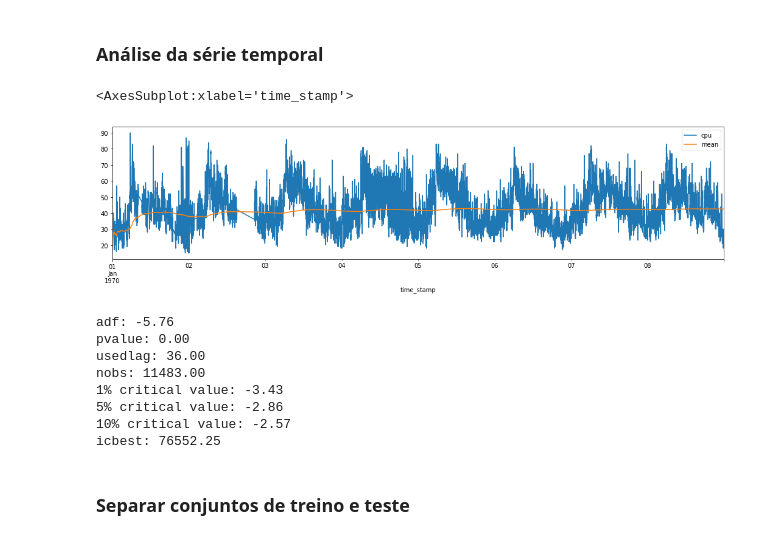
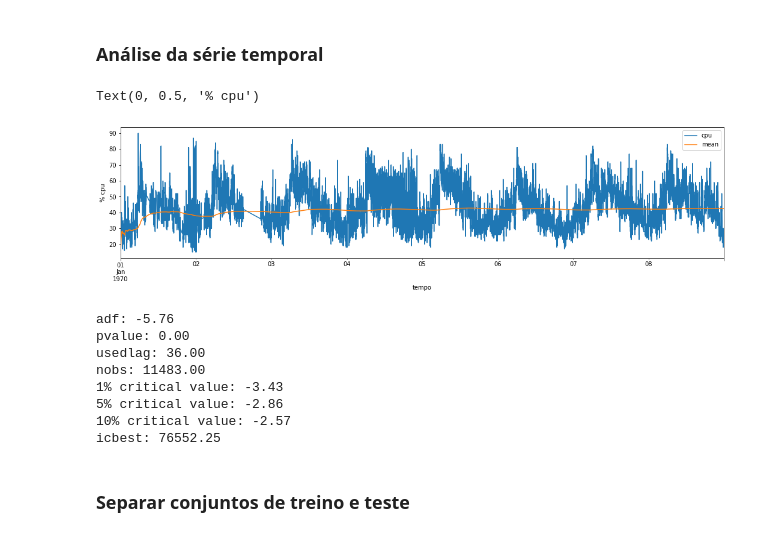
Before and after one commit to dssantos/cloud-predict, a Jupyter notebook: Dataset.ipynb, the cells around one changed output. Drawn from its saved outputs; the diff is of its cells as text; code cells hidden in the pictures.

```diff
--- a/Dataset.ipynb
+++ b/Dataset.ipynb
@@ -50,37 +50,39 @@ workload['cpu'].plot(figsize=(18,6))
 [figure]
 # %% [markdown]
 ### Análise da série temporal
-# %%
-# Verifica se a média é constante ao longo do tempo (característica estacionária)
-
-workload['mean'] = [np.mean(workload.cpu[:x]) for x in range(len(workload.cpu))]
-workload[['cpu','mean']].plot(figsize=(18,4))
-# %% [output]
-<AxesSubplot:xlabel='time_stamp'>
-[figure, removed]
-# %%
-# Usando o teste Augmented Dickey-Fuller para obter o Valor-P
-# O método adfuller retorna uma tupla cujo segundo item é o Valor-P
-# Caso o Valor-P seja inferior a 5%, então a série é estacionária
-
-result = adfuller(workload['cpu'])
-
-print(f'adf: {result[0]:.2f}')
-print(f'pvalue: {result[1]:.2f}')
-print(f'usedlag: {result[2]:.2f}')
-print(f'nobs: {result[3]:.2f}')
-for key, value in result[4].items():
-    print(f'{key} critical value: {value:.2f}')
-print(f'icbest: {result[5]:.2f}')
-# %% [output]
-adf: -5.76
-pvalue: 0.00
-usedlag: 36.00
-nobs: 11483.00
-1% critical value: -3.43
-5% critical value: -2.86
-10% critical value: -2.57
-icbest: 76552.25
+# %%
+# Verifica se a média é constante ao longo do tempo (característica estacionária)
+
+workload['mean'] = [np.mean(workload.cpu[:x]) for x in range(len(workload.cpu))]
+workload[['cpu','mean']].plot(figsize=(18,4))
+plt.xlabel('tempo')
+plt.ylabel('% cpu')
+# %% [output]
+Text(0, 0.5, '% cpu')
+[figure, added]
+# %%
+# Usando o teste Augmented Dickey-Fuller para obter o Valor-P
+# O método adfuller retorna uma tupla cujo segundo item é o Valor-P
+# Caso o Valor-P seja inferior a 5%, então a série é estacionária
+
+result = adfuller(workload['cpu'])
+
+print(f'adf: {result[0]:.2f}')
+print(f'pvalue: {result[1]:.2f}')
+print(f'usedlag: {result[2]:.2f}')
+print(f'nobs: {result[3]:.2f}')
+for key, value in result[4].items():
+    print(f'{key} critical value: {value:.2f}')
+print(f'icbest: {result[5]:.2f}')
+# %% [output]
+adf: -5.76
+pvalue: 0.00
+usedlag: 36.00
+nobs: 11483.00
+1% critical value: -3.43
+5% critical value: -2.86
+10% critical value: -2.57
+icbest: 76552.25
 # %% [markdown]
 ### Separar conjuntos de treino e  teste
 # %%
```
Also changed, not shown: parts of 9 cells of this notebook, 2 other files.
